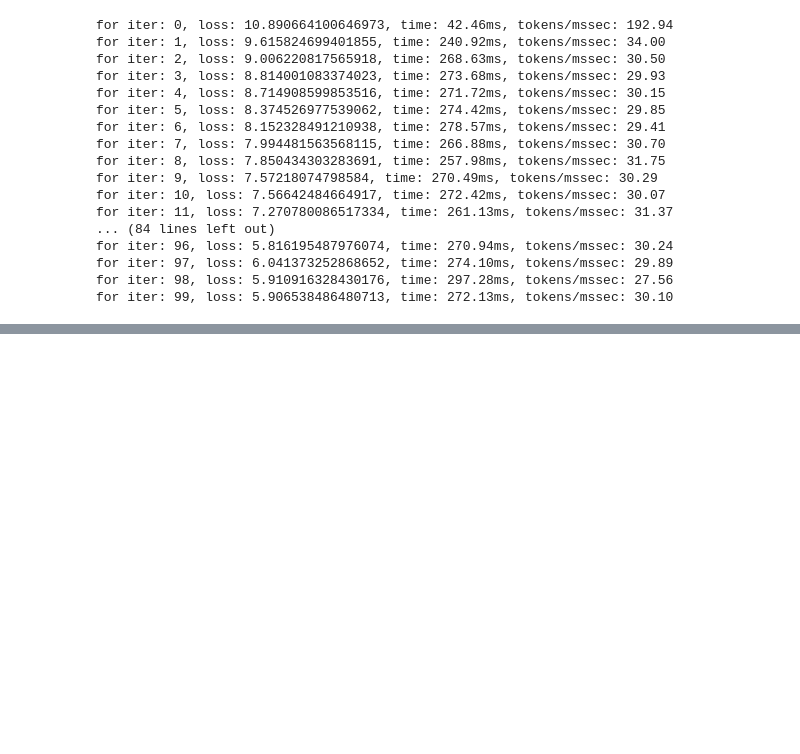
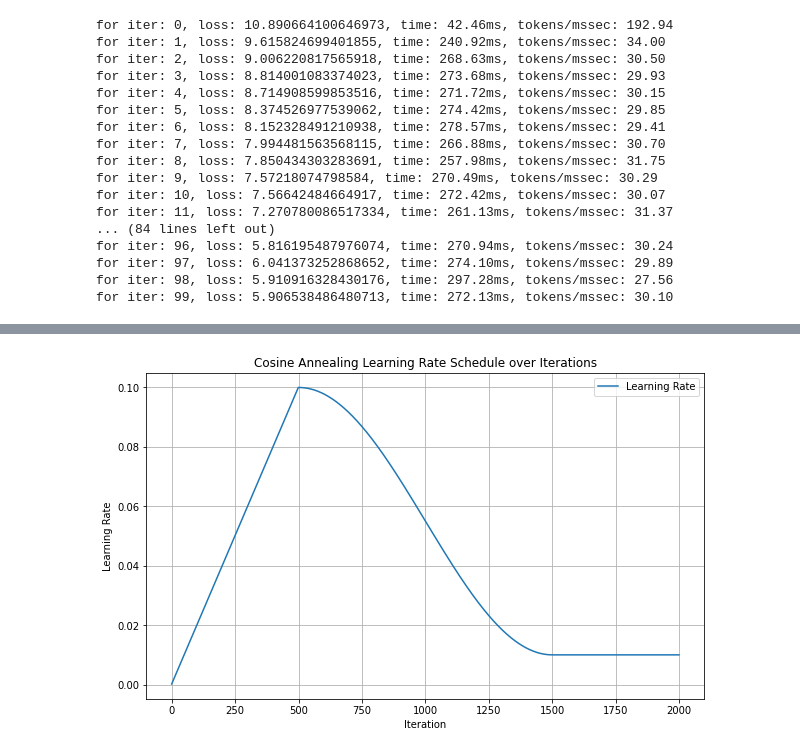
Before and after one commit to soutrik71/EraV2_Transformers, a Jupyter notebook: notebooks/gpt2_models/train_model_v1.ipynb, the cells around one changed output, grey strips where cells are left out. Cells and saved outputs as stored; diff of their text form; code cells hidden in the pictures; blank space fills up the shorter version.

```diff
--- a/notebooks/gpt2_models/train_model_v1.ipynb
+++ b/notebooks/gpt2_models/train_model_v1.ipynb
@@ -338,0 +682,16 @@ for iter: 99, loss: 5.906538486480713, time: 272.13ms, tokens/mssec: 30.10
+# %%
+
+# Define the get_lr function
+def get_lr(it, warmup_iters=500, learning_rate=0.1, lr_decay_iters=1500, min_lr=0.01):
+    if it < warmup_iters:
+        return learning_rate * (it + 1) / warmup_iters
+    if it > lr_decay_iters:
+        return min_lr
+
+    # Cosine annealing learning rate schedule
+    decay_ratio = (it - warmup_iters) / (lr_decay_iters - warmup_iters)
+    assert 0 <= decay_ratio <= 1
+    coeff = 0.5 * (1.0 + math.cos(math.pi * decay_ratio))
+    return min_lr + coeff * (learning_rate - min_lr)
+# %% [output]
+[figure, added]
```
Also changed, not shown: parts of 73 cells of this notebook, 2 other files.
